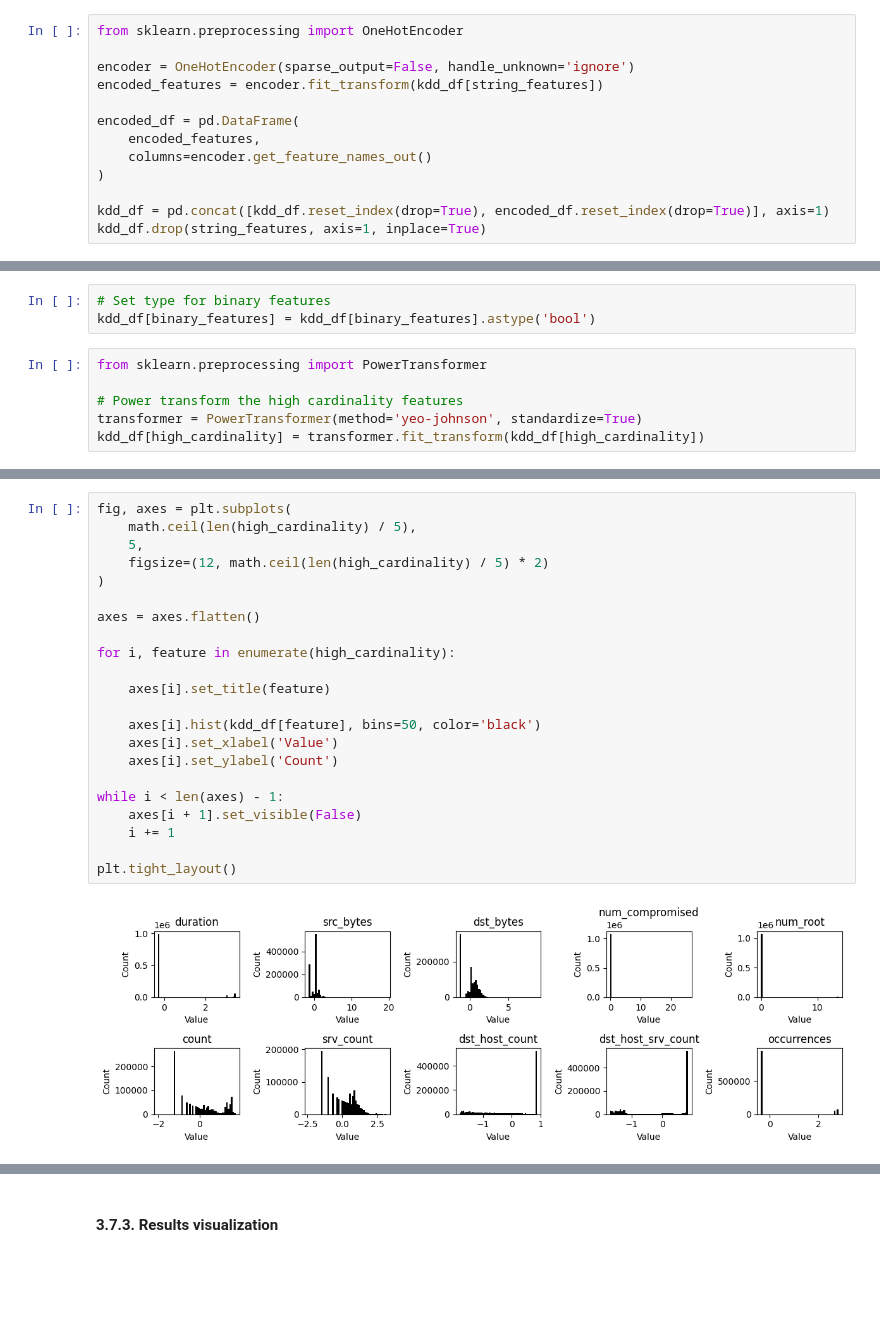
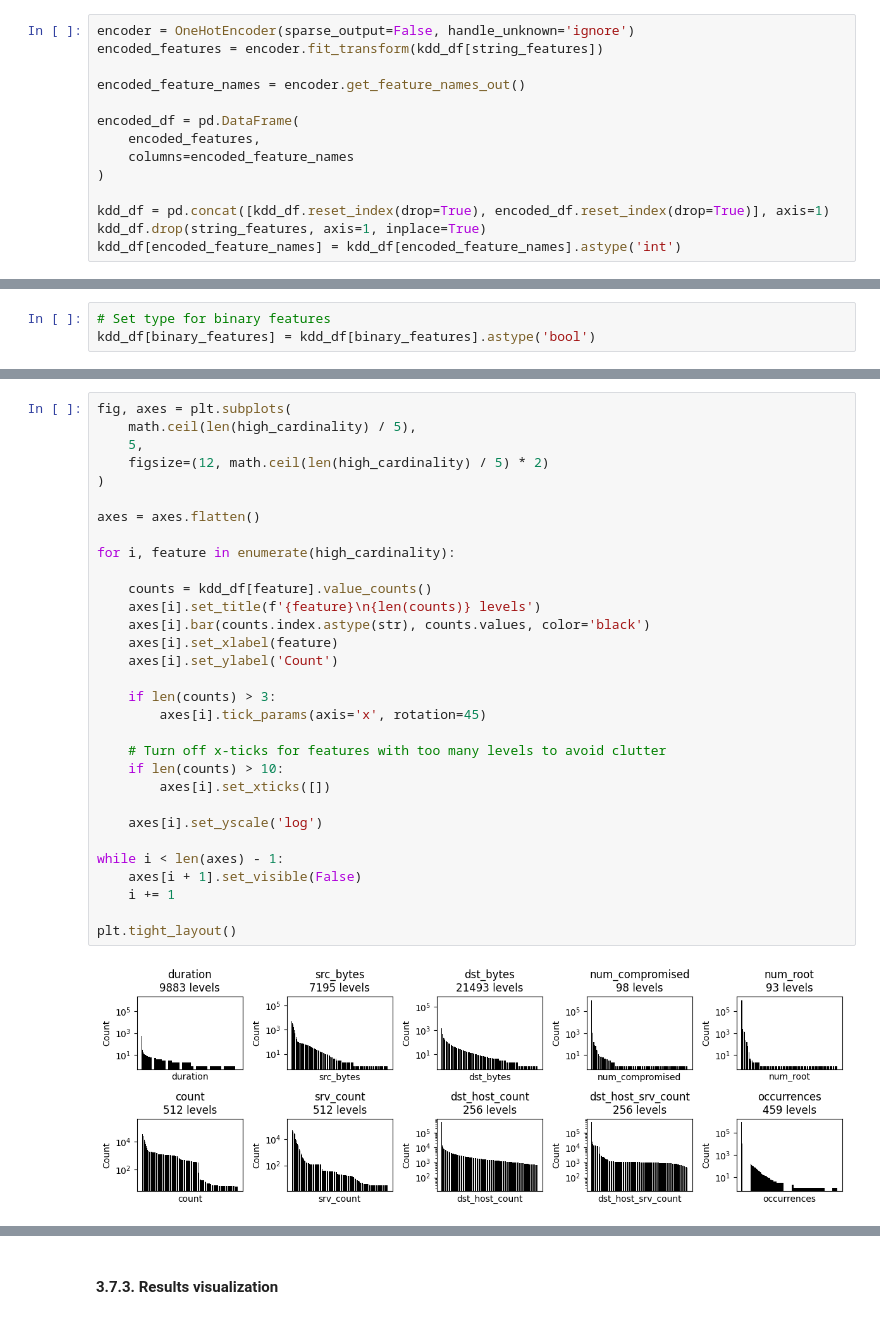
Before and after one commit to gperdrizet/fullstack-2605, a Jupyter notebook: unit-3/lesson-22/lesson-22-intrusion-detection.ipynb, the cells around one changed output, grey strips where cells are left out. Cells and saved outputs as stored; diff of their text form; blank space fills up the shorter version.

```diff
--- a/unit-3/lesson-22/lesson-22-intrusion-detection.ipynb
+++ b/unit-3/lesson-22/lesson-22-intrusion-detection.ipynb
@@ -284,18 +285,19 @@ plt.tight_layout()
 # %% [markdown]
 Thinking we should use try one-hot here - we are going to end up with > 80 features, but we can just SVD them later if needed. This approach preserves the information content better than hashing and does not impose arbitrary order like ordinal encoding.
 # %%
-from sklearn.preprocessing import OneHotEncoder
-
 encoder = OneHotEncoder(sparse_output=False, handle_unknown='ignore')
 encoded_features = encoder.fit_transform(kdd_df[string_features])
 
+encoded_feature_names = encoder.get_feature_names_out()
+
 encoded_df = pd.DataFrame(
     encoded_features,
-    columns=encoder.get_feature_names_out()
+    columns=encoded_feature_names
 )
 
 kdd_df = pd.concat([kdd_df.reset_index(drop=True), encoded_df.reset_index(drop=True)], axis=1)
 kdd_df.drop(string_features, axis=1, inplace=True)
+kdd_df[encoded_feature_names] = kdd_df[encoded_feature_names].astype('int')
 # %% [markdown]
 ### 3.2. Integer (count) features
 # %%
@@ -386,12 +383,6 @@ Total integer features: 23
 # %%
 # Set type for binary features
 kdd_df[binary_features] = kdd_df[binary_features].astype('bool')
-# %%
-from sklearn.preprocessing import PowerTransformer
-
-# Power transform the high cardinality features
-transformer = PowerTransformer(method='yeo-johnson', standardize=True)
-kdd_df[high_cardinality] = transformer.fit_transform(kdd_df[high_cardinality])
 # %%
 # Result
 kdd_df.info()
@@ -404,24 +395,33 @@ memory usage: 964.7 MB
 # %%
 fig, axes = plt.subplots(
     math.ceil(len(high_cardinality) / 5),
     5,
     figsize=(12, math.ceil(len(high_cardinality) / 5) * 2)
 )
 
 axes = axes.flatten()
 
 for i, feature in enumerate(high_cardinality):
 
-    axes[i].set_title(feature)
+    counts = kdd_df[feature].value_counts()
+    axes[i].set_title(f'{feature}\n{len(counts)} levels')
+    axes[i].bar(counts.index.astype(str), counts.values, color='black')
+    axes[i].set_xlabel(feature)
+    axes[i].set_ylabel('Count')
 
-    axes[i].hist(kdd_df[feature], bins=50, color='black')
-    axes[i].set_xlabel('Value')
-    axes[i].set_ylabel('Count')
+    if len(counts) > 3:
+        axes[i].tick_params(axis='x', rotation=45)
+
+    # Turn off x-ticks for features with too many levels to avoid clutter
+    if len(counts) > 10:
+        axes[i].set_xticks([])
+
+    axes[i].set_yscale('log')
 
 while i < len(axes) - 1:
     axes[i + 1].set_visible(False)
     i += 1
 
 plt.tight_layout()
 # %% [output]
-[figure, old version]
+[figure, new version]
```
Also changed, not shown: parts of 27 cells of this notebook.
